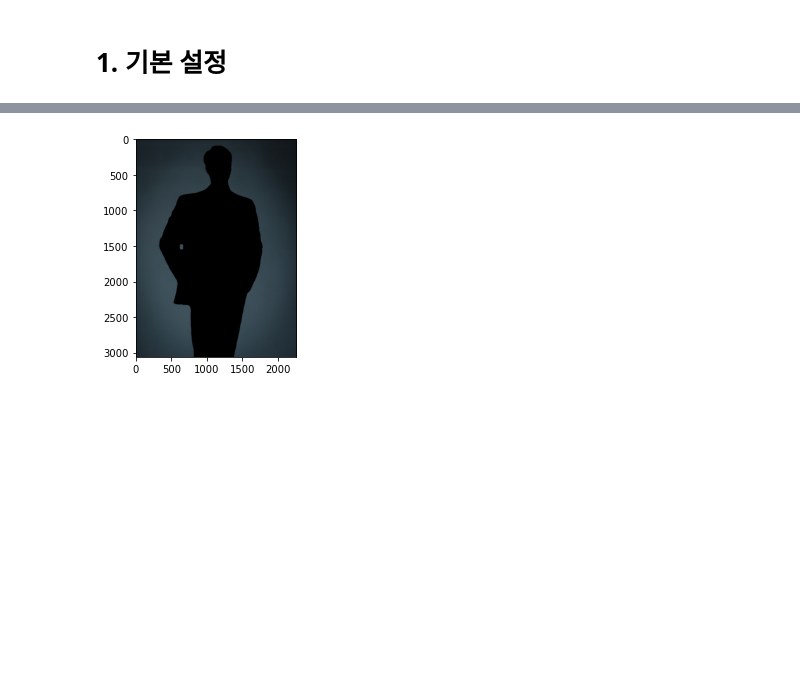
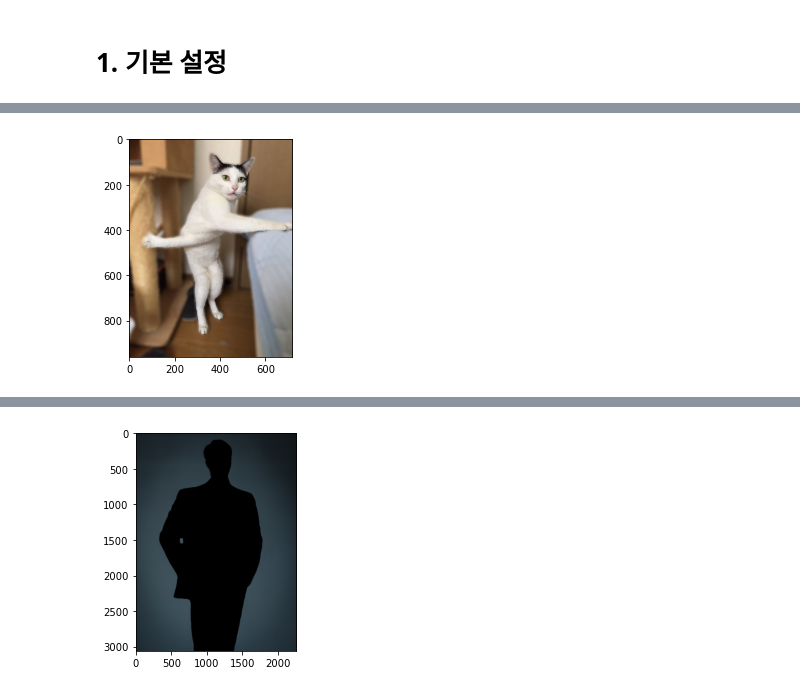
Before and after one commit to Cham-Choi/ChamPublic, a Jupyter notebook: [E-07] Making portrait.ipynb, the cells around one changed output, grey strips where cells are left out. Cells and saved outputs as stored; diff of their text form; code cells hidden in the pictures; blank space fills up the shorter version.

```diff
--- a/[E-07] Making portrait.ipynb
+++ b/[E-07] Making portrait.ipynb
@@ -69,3 +125,10 @@ array([[  0,   0,   0],
+# %%
+# 인물사진화 완료된 고양이 최종 결과 출력.
+cat_img_concat = np.where(cat_mask_color == 255, cat_raw, blur_bg_cat)
+plt.imshow(cv2.cvtColor(cat_img_concat, cv2.COLOR_BGR2RGB))
+plt.show()
+# %% [output]
+[figure, added]
 # %%
 def person_segment(img_path, model_file):
 
```
Also changed, not shown: parts of 13 cells of this notebook.
